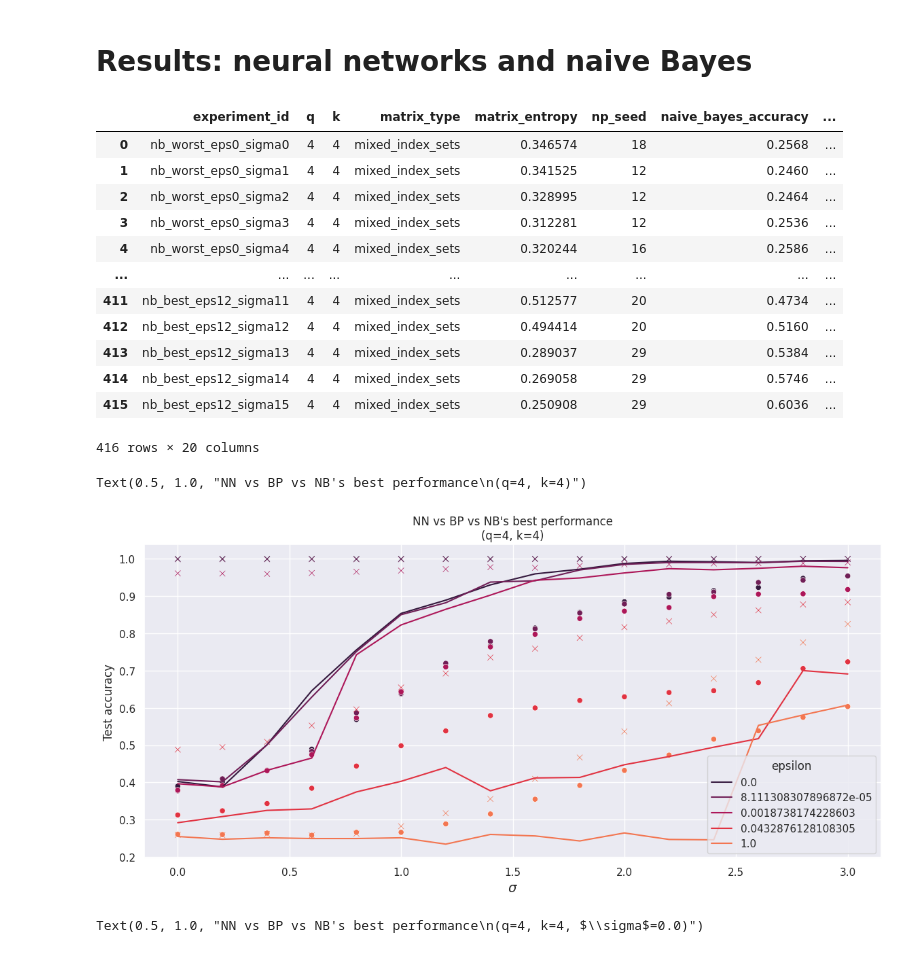
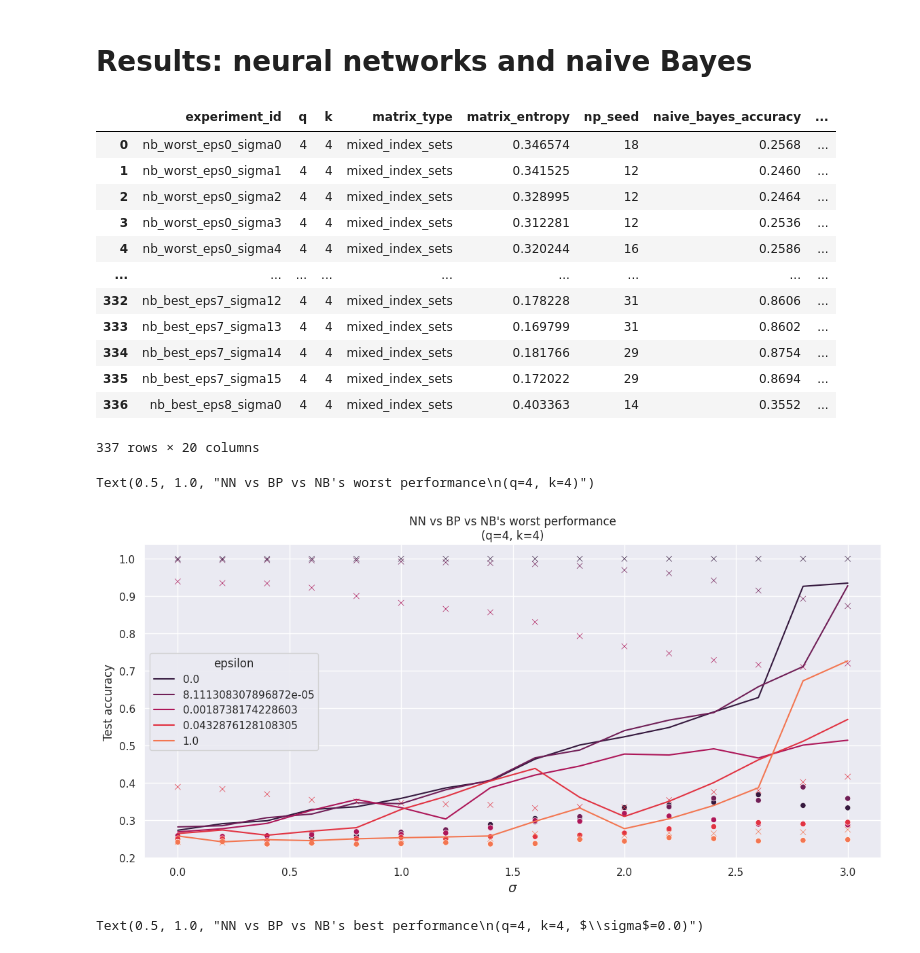
Before and after one commit to emanuele-moscato/tree-language, a Jupyter notebook: notebooks/nn_nb_comparison_results.ipynb, the cells around one changed output. Saved outputs shown, nothing was run; the diff lists cells and outputs as text; code cells hidden in the pictures.

```diff
--- a/notebooks/nn_nb_comparison_results.ipynb
+++ b/notebooks/nn_nb_comparison_results.ipynb
@@ -9,7 +9,7 @@ import seaborn as sns
 
 sns.set_theme()
 # %%
-DATA_TARGET_DIR = '../data/nn_nb_bp_comparison'
+DATA_TARGET_DIR = '../data/nn_nb_bp_comparison_jerome_generation/'
 EXPERIMENT_CATALOG_PATH = os.path.join(
     DATA_TARGET_DIR, 'experiment_catalog.csv'
 )
@@ -33,17 +33,18 @@ experiment_catalog
 | 3 | nb_worst_eps0_sigma3 | 4 | 4 | mixed_index_sets | 0.312281 | 12 | 0.2536 | ... |
 | 4 | nb_worst_eps0_sigma4 | 4 | 4 | mixed_index_sets | 0.320244 | 16 | 0.2586 | ... |
 | ... | ... | ... | ... | ... | ... | ... | ... | ... |
-| 411 | nb_best_eps12_sigma11 | 4 | 4 | mixed_index_sets | 0.512577 | 20 | 0.4734 | ... |
-| 412 | nb_best_eps12_sigma12 | 4 | 4 | mixed_index_sets | 0.494414 | 20 | 0.5160 | ... |
-| 413 | nb_best_eps12_sigma13 | 4 | 4 | mixed_index_sets | 0.289037 | 29 | 0.5384 | ... |
-| 414 | nb_best_eps12_sigma14 | 4 | 4 | mixed_index_sets | 0.269058 | 29 | 0.5746 | ... |
-| 415 | nb_best_eps12_sigma15 | 4 | 4 | mixed_index_sets | 0.250908 | 29 | 0.6036 | ... |
+| 332 | nb_best_eps7_sigma12 | 4 | 4 | mixed_index_sets | 0.178228 | 31 | 0.8606 | ... |
+| 333 | nb_best_eps7_sigma13 | 4 | 4 | mixed_index_sets | 0.169799 | 31 | 0.8602 | ... |
+| 334 | nb_best_eps7_sigma14 | 4 | 4 | mixed_index_sets | 0.181766 | 29 | 0.8754 | ... |
+| 335 | nb_best_eps7_sigma15 | 4 | 4 | mixed_index_sets | 0.172022 | 29 | 0.8694 | ... |
+| 336 | nb_best_eps8_sigma0 | 4 | 4 | mixed_index_sets | 0.403363 | 14 | 0.3552 | ... |
-416 rows × 20 columns
+337 rows × 20 columns
 # %%
-nb_performance = 'best'
+nb_performance = 'worst'
 
 condition = (
     experiment_catalog['experiment_id'].str.contains(nb_performance)
+    # & (experiment_catalog['epsilon'] == 0.)
     & (experiment_catalog['epsilon'].isin(experiment_catalog['epsilon'].unique()[::3]))
 )
 
@@ -53,35 +54,35 @@ sns.scatterplot(
     data=experiment_catalog[condition],
     x='sigma',
     y='naive_bayes_accuracy',
     hue='epsilon',
     legend=False,
     palette=sns.color_palette("rocket", as_cmap=False)
 )
 
 sns.scatterplot(
     data=experiment_catalog[condition],
     x='sigma',
     y='bp_accuracy',
     hue='epsilon',
     legend=False,
     palette=sns.color_palette("rocket", as_cmap=False),
     marker='x'
 )
 
 sns.lineplot(
     data=experiment_catalog[condition],
     x='sigma',
     y='final_test_accuracy',
     hue='epsilon',
     palette=sns.color_palette("rocket", as_cmap=False)
 )
 
 plt.xlabel('$\sigma$', fontsize=14)
 plt.ylabel('Test accuracy')
 plt.title(f"NN vs BP vs NB's {nb_performance} performance\n(q=4, k=4)")
 # %% [output]
-Text(0.5, 1.0, "NN vs BP vs NB's best performance\n(q=4, k=4)")
+Text(0.5, 1.0, "NN vs BP vs NB's worst performance\n(q=4, k=4)")
-[figure, old version]
+[figure, new version]
 # %%
 sigma_value = 0.
 
```
Also changed, not shown: 3 other files.
